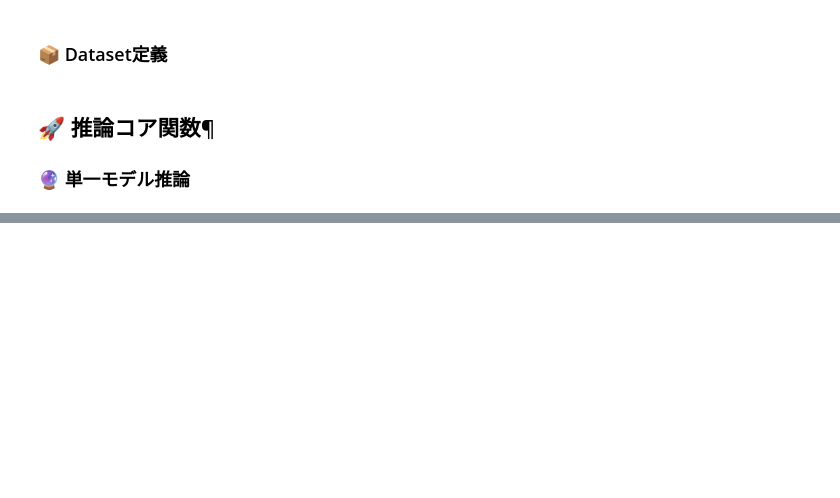
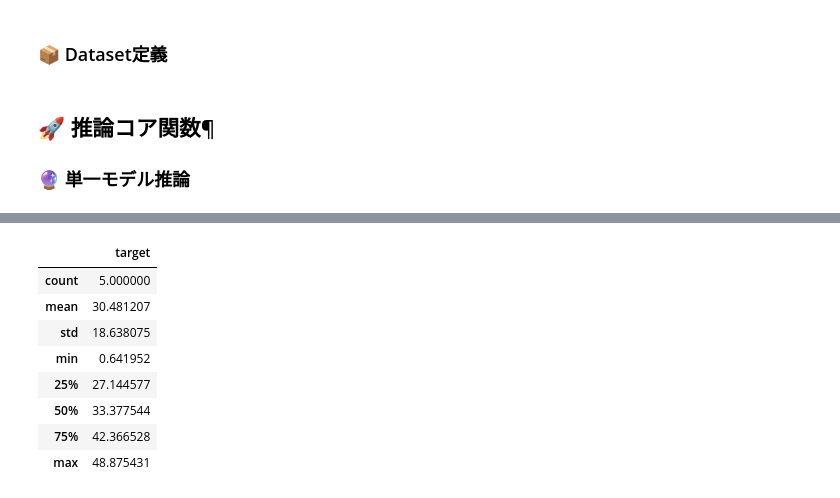
Before and after one commit to hdbunazawa2020/CSIRO---Image2Biomass-Prediction, a Jupyter notebook: notebook/[INFER]900_inference_model_on_Kaggle.ipynb, the cells around one changed output, grey strips where cells are left out. Cells and saved outputs as stored; diff of their text form; code cells hidden in the pictures; blank space fills up the shorter version.

```diff
--- a/notebook/[INFER]900_inference_model_on_Kaggle.ipynb
+++ b/notebook/[INFER]900_inference_model_on_Kaggle.ipynb
@@ -642,3 +620,15 @@ sep("🎉 全処理完了!")
 ================================================================================
 🎉 全処理完了!
 ================================================================================
+# %%
+sub_df.describe()
+# %% [output]
+|  | target |
+| count | 5.000000 |
+| mean | 30.481207 |
+| std | 18.638075 |
+| min | 0.641952 |
+| 25% | 27.144577 |
+| 50% | 33.377544 |
+| 75% | 42.366528 |
+| max | 48.875431 |
```
Also changed, not shown: parts of 8 cells of this notebook.
